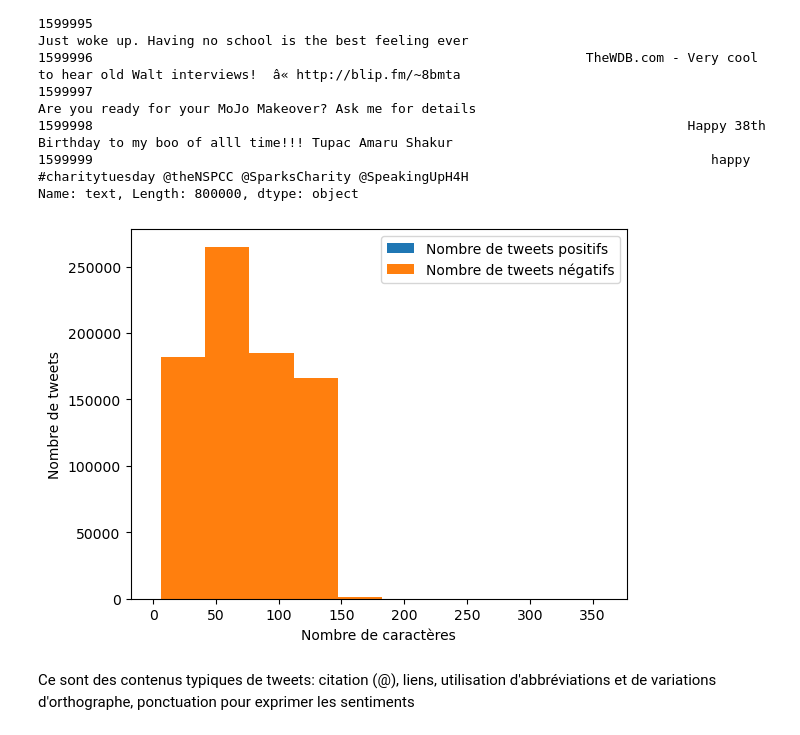
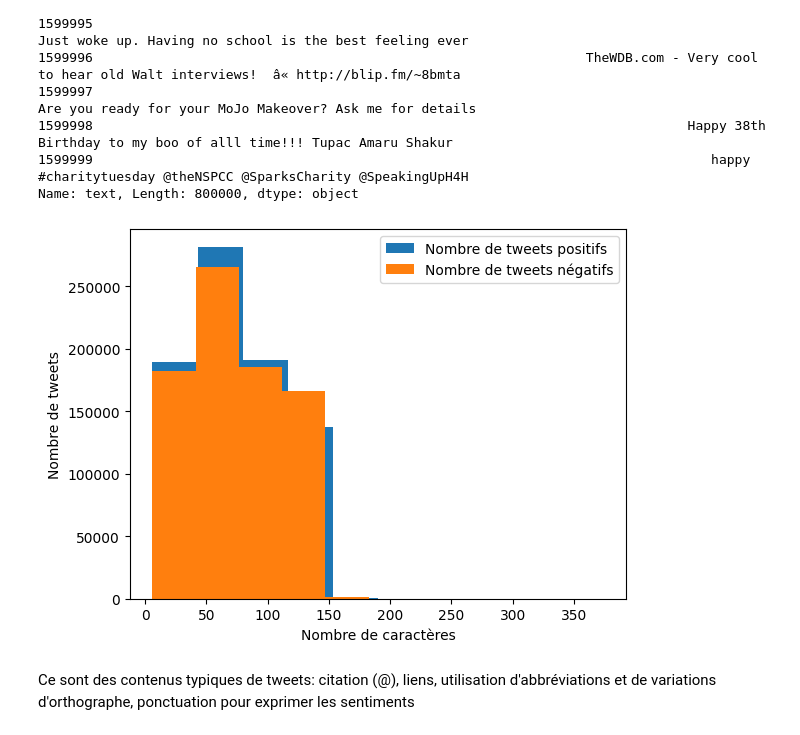
Before and after one commit to cecile-aie/oc_aiep7, a Jupyter notebook: P7_preprocessing.ipynb, the cells around one changed output. Cells and saved outputs as stored; diff of their text form; code cells hidden in the pictures.

```diff
--- a/P7_preprocessing.ipynb
+++ b/P7_preprocessing.ipynb
@@ -66,16 +66,16 @@ Exemples de tweets positifs
 Name: text, Length: 800000, dtype: object
 # %%
 # Longueur des tweets
-length_text_pos = data[data["target"] == 1]["text"].str.len()
+length_text_pos = data[data["target"] == 4]["text"].str.len()
 length_text_neg = data[data["target"] == 0]["text"].str.len()
 plt.hist(length_text_pos, label="Nombre de tweets positifs")
 plt.hist(length_text_neg, label="Nombre de tweets négatifs")
 plt.xlabel("Nombre de caractères")
 plt.ylabel("Nombre de tweets")
 plt.legend()
 plt.show()
 # %% [output]
-[figure, old version]
+[figure, new version]
 # %% [markdown]
 Ce sont des contenus typiques de tweets: citation (@), liens, utilisation d'abbréviations et de variations d'orthographe, ponctuation pour exprimer les sentiments <br>
 # %%
```
Also changed, not shown: parts of 9 cells of this notebook, 1 other file.
